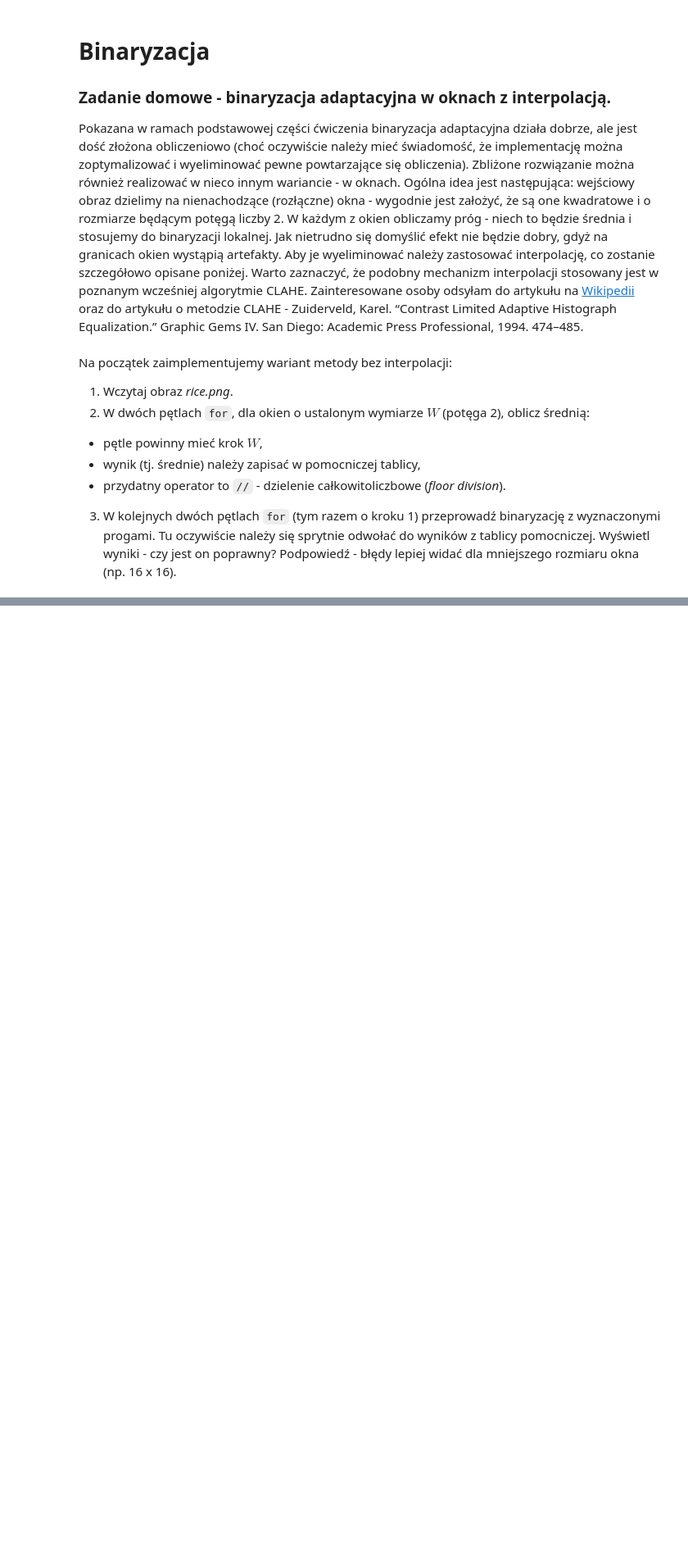
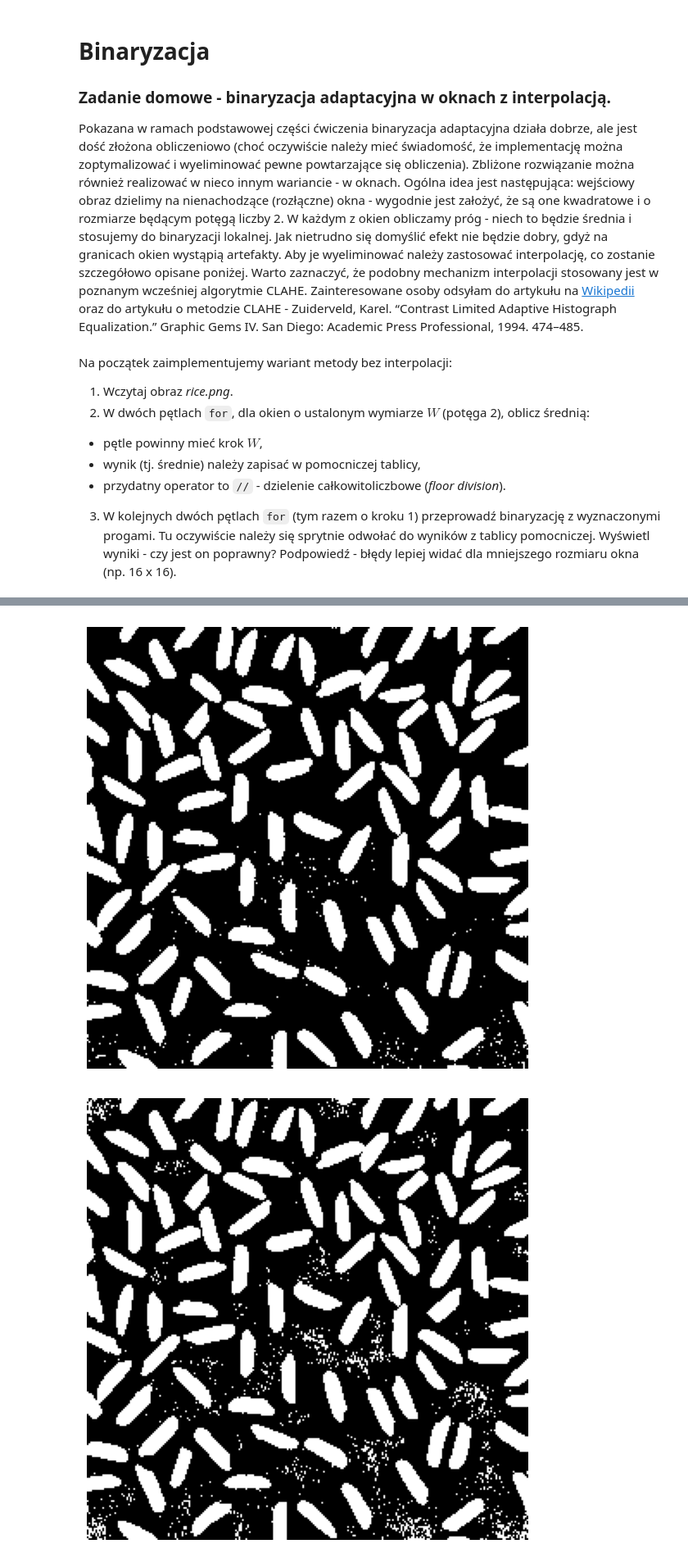
Before and after one commit to sQbanv/Introduction-to-Digital-Image-Processing, a Jupyter notebook: Binaryzacja/04_thresholding_hw.ipynb, the cells around one changed output, grey strips where cells are left out. Shown at 82% size. Cells and saved outputs as stored; diff of their text form; code cells hidden in the pictures; blank space fills up the shorter version.

```diff
--- a/Binaryzacja/04_thresholding_hw.ipynb
+++ b/Binaryzacja/04_thresholding_hw.ipynb
@@ -92,0 +204,7 @@ Proszę pod porównaniem, w osobnej sekcji *markdown*, krótko skomentować uzys
+# %%
+draw_img_g(adaptive_bin_with_interpolation(rice))
+draw_img_g(adaptive_bin_with_interpolation(rice, 16))
+draw_img_g(adaptive_bin_with_interpolation(rice, 64))
+# %% [output]
+[figure, added]
+[figure, added]
```
Also changed, not shown: parts of 10 cells of this notebook.
